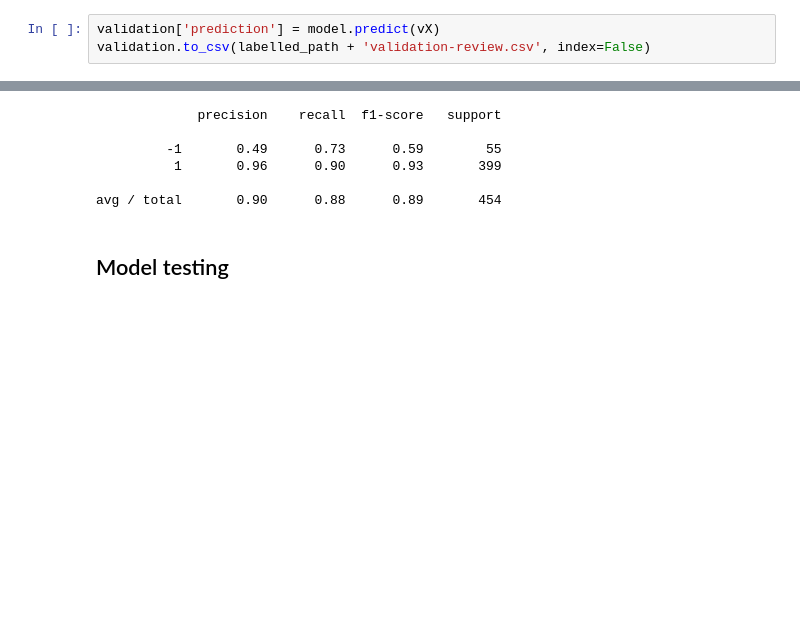
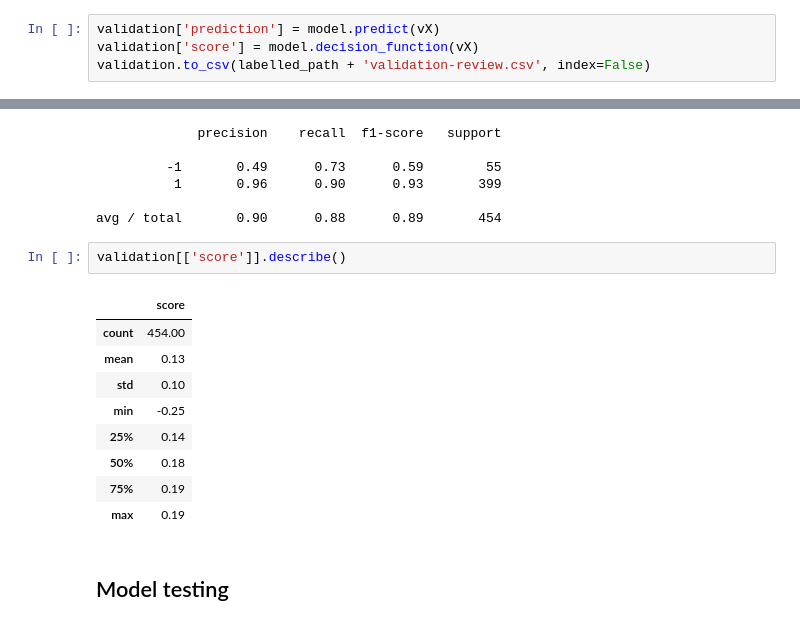
Before and after one commit to mapbox/gabbar, a Jupyter notebook: notebooks/anomaly_detection.ipynb, the cells around one changed output, grey strips where cells are left out. Cells and saved outputs as stored; diff of their text form; blank space fills up the shorter version.

```diff
--- a/notebooks/anomaly_detection.ipynb
+++ b/notebooks/anomaly_detection.ipynb
@@ -172,6 +183,7 @@ vX = validation.drop(non_training_attributes, axis=1)
 vy = validation['changeset_harmful']
 # %%
 validation['prediction'] = model.predict(vX)
+validation['score'] = model.decision_function(vX)
 validation.to_csv(labelled_path + 'validation-review.csv', index=False)
 # %%
 from sklearn.metrics import confusion_matrix
@@ -194,6 +206,18 @@ print(report)
           1       0.96      0.90      0.93       399
 
 avg / total       0.90      0.88      0.89       454
+# %%
+validation[['score']].describe()
+# %% [output]
+|  | score |
+| count | 454.00 |
+| mean | 0.13 |
+| std | 0.10 |
+| min | -0.25 |
+| 25% | 0.14 |
+| 50% | 0.18 |
+| 75% | 0.19 |
+| max | 0.19 |
 # %% [markdown]
 ## Model testing
 # %%
```
Also changed, not shown: parts of 7 cells of this notebook.
